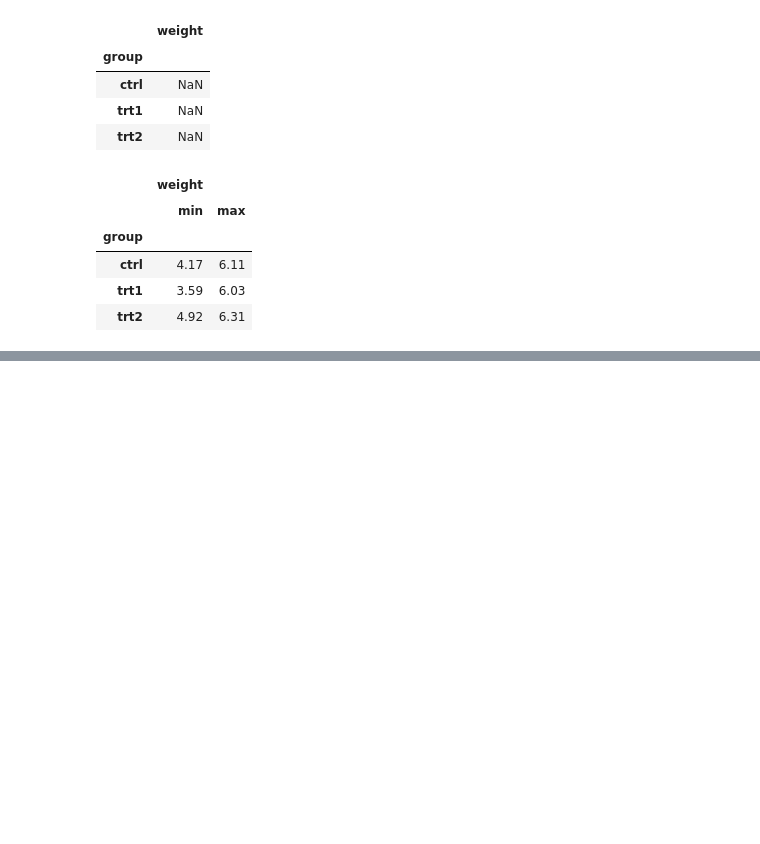
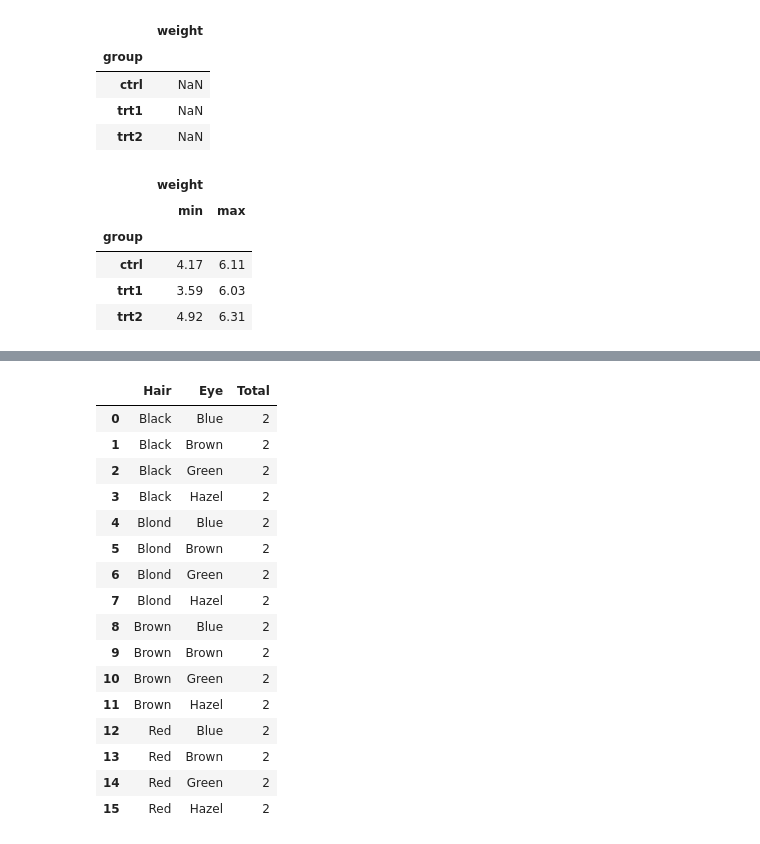
Before and after one commit to AlineSouzaSantos/Pyhton_Dados, a Jupyter notebook: ExerciciosWomakers.ipynb, the cells around one changed output, grey strips where cells are left out. Saved outputs shown, nothing was run; the diff lists cells and outputs as text; code cells hidden in the pictures; blank space fills up the shorter version.

```diff
--- a/ExerciciosWomakers.ipynb
+++ b/ExerciciosWomakers.ipynb
@@ -149,0 +166,5 @@ media_tabela
+# %%
+#1
+from pydataset import data
+cor_olhos_cabelo = data('HairEyeColor')
+cor_olhos_cabelo.head()
@@ -149,0 +178,22 @@ media_tabela
+# %%
+#1
+combinacao_hair_eye = cor_olhos_cabelo.groupby(["Hair", "Eye"]).size().reset_index(name="Total")
+combinacao_hair_eye
+# %% [output]
+|  | Hair | Eye | Total |
+| 0 | Black | Blue | 2 |
+| 1 | Black | Brown | 2 |
+| 2 | Black | Green | 2 |
+| 3 | Black | Hazel | 2 |
+| 4 | Blond | Blue | 2 |
+| 5 | Blond | Brown | 2 |
+| 6 | Blond | Green | 2 |
+| 7 | Blond | Hazel | 2 |
+| 8 | Brown | Blue | 2 |
+| 9 | Brown | Brown | 2 |
+| 10 | Brown | Green | 2 |
+| 11 | Brown | Hazel | 2 |
+| 12 | Red | Blue | 2 |
+| 13 | Red | Brown | 2 |
+| 14 | Red | Green | 2 |
+| 15 | Red | Hazel | 2 |
```
Also changed, not shown: parts of 4 cells of this notebook.
